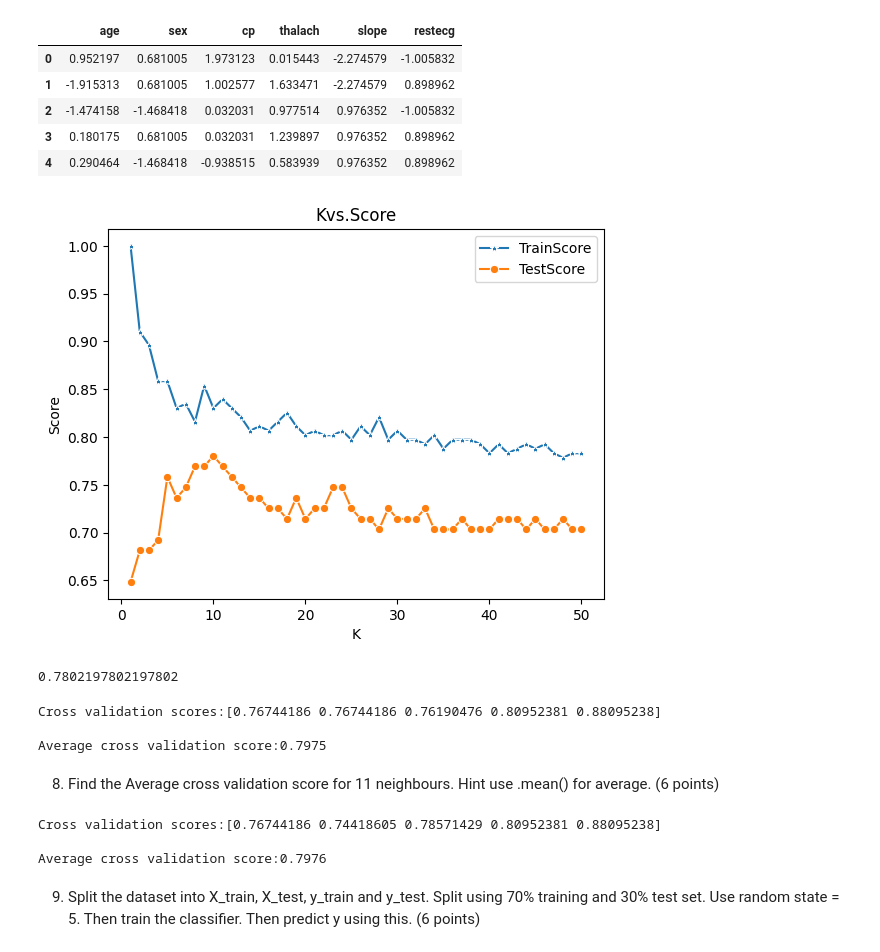
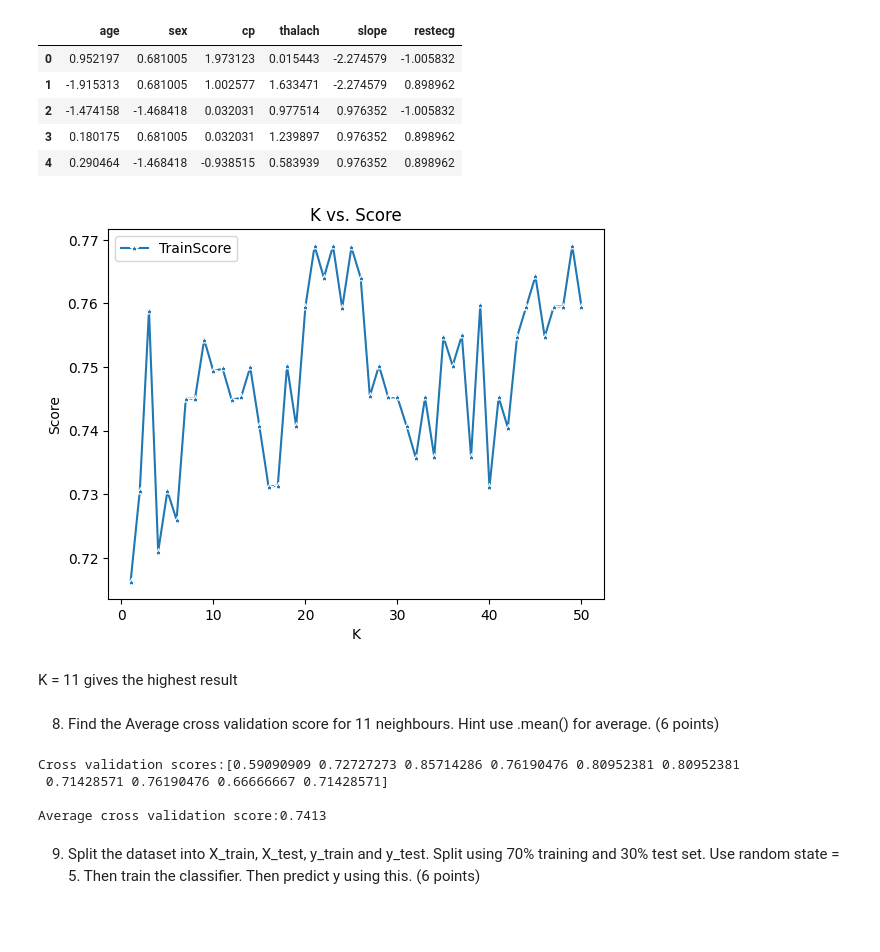
Before and after one commit to gordonnguyen/data-science-1, a Jupyter notebook: lab_2/lab2.ipynb, the cells around one changed output. Cells and saved outputs as stored; diff of their text form; code cells hidden in the pictures; blank space fills up the shorter version.

```diff
--- a/lab_2/lab2.ipynb
+++ b/lab_2/lab2.ipynb
@@ -94,52 +94,31 @@ X.head()
 # %%
 from sklearn.model_selection import train_test_split
 
-X_train,X_test,y_train,y_test = train_test_split(X,y,test_size=0.3, stratify=y, random_state=42)
+X_train,X_test,y_train,y_test = train_test_split(X,y,test_size=0.3)
 # %%
 from sklearn.neighbors import KNeighborsClassifier
 
  #willappendscoreshereforplottinglater
-test_scores=[]
 train_scores=[]
 
  #testingkvaluesfrom1 14
 for i in range(1,51):
  #createamodelwithk=i
    knn = KNeighborsClassifier(i)
    #trainthemodel
-   knn.fit(X_train, y_train)
+   knn.fit(X, y)
    #appendscores.
-   train_scores.append(knn.score(X_train,y_train))
-   test_scores.append(knn.score(X_test,y_test))
+   train_scores.append(cross_val_score(knn, X_train,y_train,cv=5,scoring='accuracy').mean())
 
 sns.lineplot(x=range(1,51),y=train_scores,marker='*',label='TrainScore')
-sns.lineplot(x=range(1,51),y=test_scores,marker='o',label='TestScore')
-plt.title('Kvs.Score')
+plt.title('K vs. Score')
 plt.xlabel('K')
 plt.ylabel('Score')
 plt.show()
 # %% [output]
-[figure, old version]
+[figure, new version]
-# %%
-knn=KNeighborsClassifier(10)
-
-knn.fit(X_train,y_train)
-knn.score(X_test,y_test)
-# %% [output]
-0.7802197802197802
-# %%
-from sklearn.model_selection import cross_val_score
-
-#Applying10 FoldCrossValidation
-scores=cross_val_score(knn, X_train,y_train,cv=5,scoring='accuracy')
-print('Cross validation scores:{}'.format(scores))
-
-#computeAveragecross validationscore
-print('\nAverage cross validation score:{:.4f}'.format(scores.mean()))
-# %% [output]
-Cross validation scores:[0.76744186 0.76744186 0.76190476 0.80952381 0.88095238]
-
-Average cross validation score:0.7975
+# %% [markdown]
+K = 11 gives the highest result
 # %% [markdown]
  8. Find the Average cross validation score for 11 neighbours. Hint use .mean() for average. (6 points)
 # %%
@@ -149,15 +128,16 @@ knn.fit(X_train,y_train)
 knn.score(X_test,y_test)
 
 #Applying 5 Fold Cross Validation
-scores=cross_val_score(knn, X_train,y_train,cv=5,scoring='accuracy')
+scores=cross_val_score(knn, X_train,y_train,cv=10,scoring='accuracy')
 print('Cross validation scores:{}'.format(scores))
 
 #computeAveragecross validationscore
 print('\nAverage cross validation score:{:.4f}'.format(scores.mean()))
 # %% [output]
-Cross validation scores:[0.76744186 0.74418605 0.78571429 0.80952381 0.88095238]
+Cross validation scores:[0.59090909 0.72727273 0.85714286 0.76190476 0.80952381 0.80952381
+ 0.71428571 0.76190476 0.66666667 0.71428571]
 
-Average cross validation score:0.7976
+Average cross validation score:0.7413
 # %% [markdown]
  9. Split the dataset into X_train, X_test, y_train and y_test. Split using 70% training and 30% test set. Use random state = 5. Then train the
  classifier. Then predict y using this. (6 points)
```
Also changed, not shown: parts of 3 cells of this notebook.
